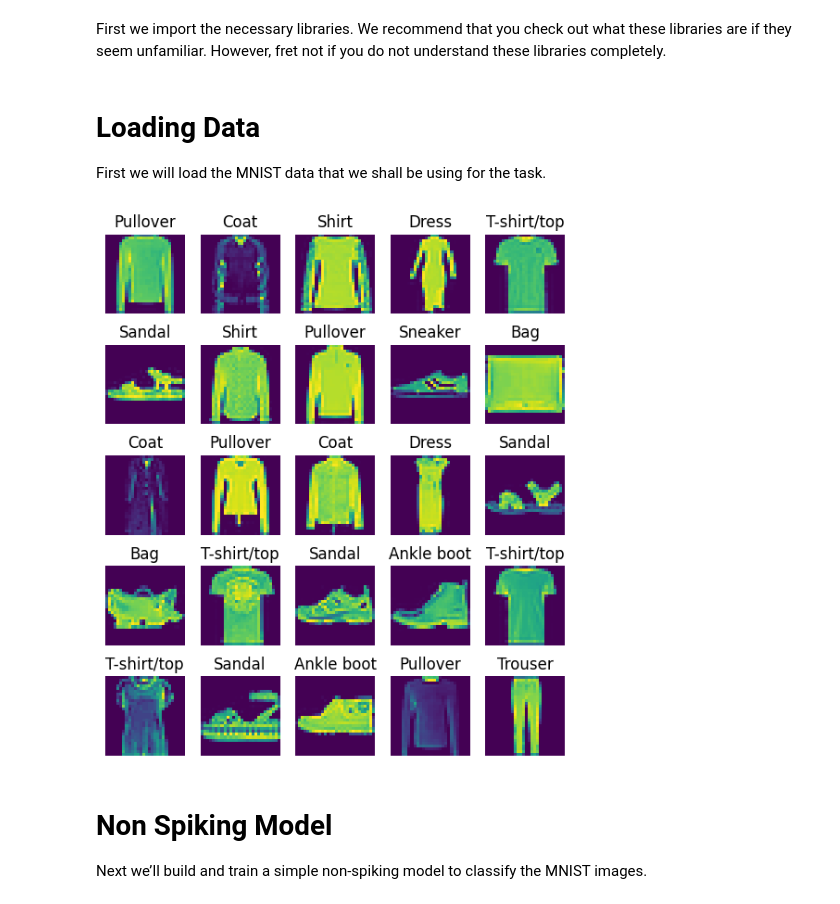
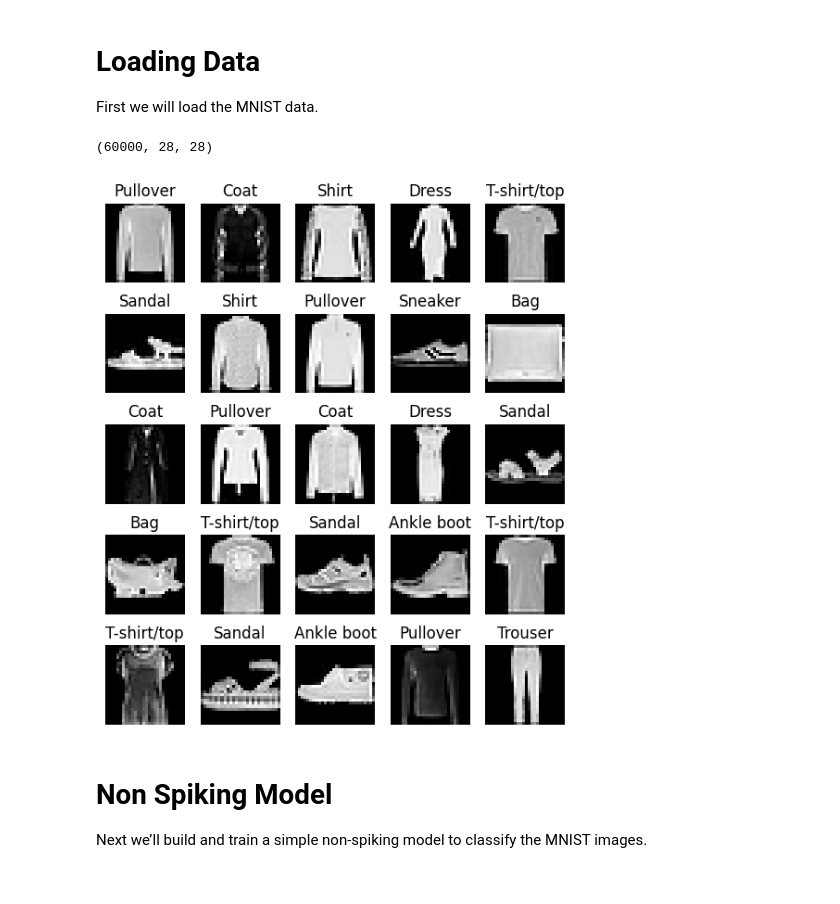
Before and after one commit to shabarish169/Introduction-to-CNNs, a Jupyter notebook: CNNs Fashion MNIST.ipynb, the cells around one changed output. Drawn from its saved outputs; the diff is of its cells as text; code cells hidden in the pictures.

```diff
--- a/CNNs Fashion MNIST.ipynb
+++ b/CNNs Fashion MNIST.ipynb
@@ -57,5 +1,3 @@ Requirement already satisfied: mpmath>=0.19 in c:\python311\lib\site-packages (f
-# %% [markdown]
-First we import the necessary libraries. We recommend that you check out what these libraries are if they seem unfamiliar. However, fret not if you do not understand these libraries completely.
 # %%
 import matplotlib.pyplot as plt
 import numpy as np
@@ -68,7 +10,7 @@ torch.manual_seed(0)
 np.random.seed(0)
 # %% [markdown]
 #  Loading Data
-First we will load the MNIST data that we shall be using for the task.
+First we will load the MNIST data.
 # %%
 # np.random.seed(10)
 train_images, train_labels = zip(
@@ -76,7 +18,7 @@ train_images, train_labels = zip(
 )
 train_images = np.asarray([np.array(img) for img in train_images], dtype=np.float32)
 train_labels = np.asarray(train_labels, dtype=np.int64)
-
+print(train_images.shape)
 # Do the same loading of data for the test data as well.
 ######### YOUR CODE HERE #########
 test_images, test_labels = zip(*torchvision.datasets.FashionMNIST(".", train=False, download=True))
@@ -84,7 +26,6 @@ test_images = np.asarray([np.array(img) for img in test_images], dtype=np.float3
 train_labels = np.asarray(train_labels, dtype=np.int64)
 
 ################################
-
 # Normalize images so values are between 0 and 1
 
 ######### YOUR CODE HERE #########
@@ -93,35 +34,42 @@ test_images = test_images/255
 # print(train_images[0])
 ################################
 
+# Dataloaders
+batch_size = 512
+train_loader = DataLoader(dataset=(train_images, train_labels), batch_size=batch_size, shuffle=True)
+test_loader = DataLoader(dataset=(test_images, test_labels), batch_size=batch_size, shuffle=True)
+
+# Labels are given as numbers from 0 to 9. Each number corresponds to class_names[number]
 class_names = [
     "T-shirt/top",
     "Trouser",
     "Pullover",
     "Dress",
     "Coat",
     "Sandal",
     "Shirt",
     "Sneaker",
     "Bag",
     "Ankle boot",
 ]
 num_classes = len(class_names)
 
 # Using matplotlib library visualize a randon subset of 25 images from the training dataset with their corresponding labels as the titles for the plots.
 # Hint: Use subplot function.
 
 ######### YOUR CODE HERE #########
 img_indices = np.array([np.random.randint(0, len(train_images)) for i in range(25)])
 fig, axes = plt.subplots(5, 5)
 for n, i in enumerate(img_indices):
     axes[n//5, n%5].set_title(class_names[train_labels[i]])
     img = train_images[i]
     axes[n//5, n%5].axis('off')
-    axes[n//5, n%5].imshow(img)
+    axes[n//5, n%5].imshow(img, cmap='gray')
 plt.subplots_adjust(bottom=0, top=1.2)
 ################################
 # %% [output]
+(60000, 28, 28)
-[figure, old version]
+[figure, new version]
 # %% [markdown]
 # Non Spiking Model
 Next we’ll build and train a simple non-spiking model to classify the MNIST images.
```
Also changed, not shown: parts of 10 cells of this notebook, 17 other files.
